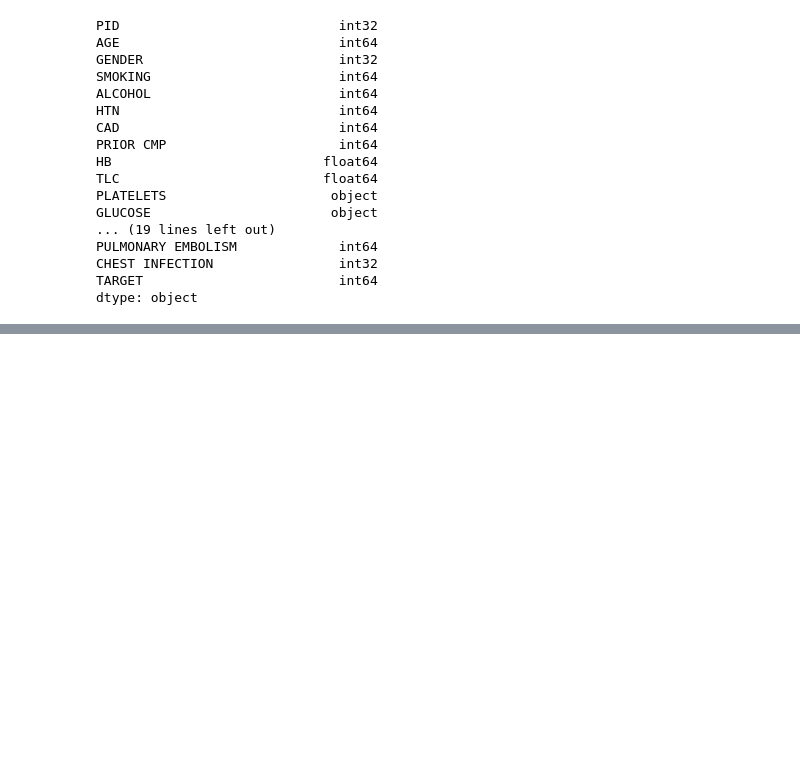
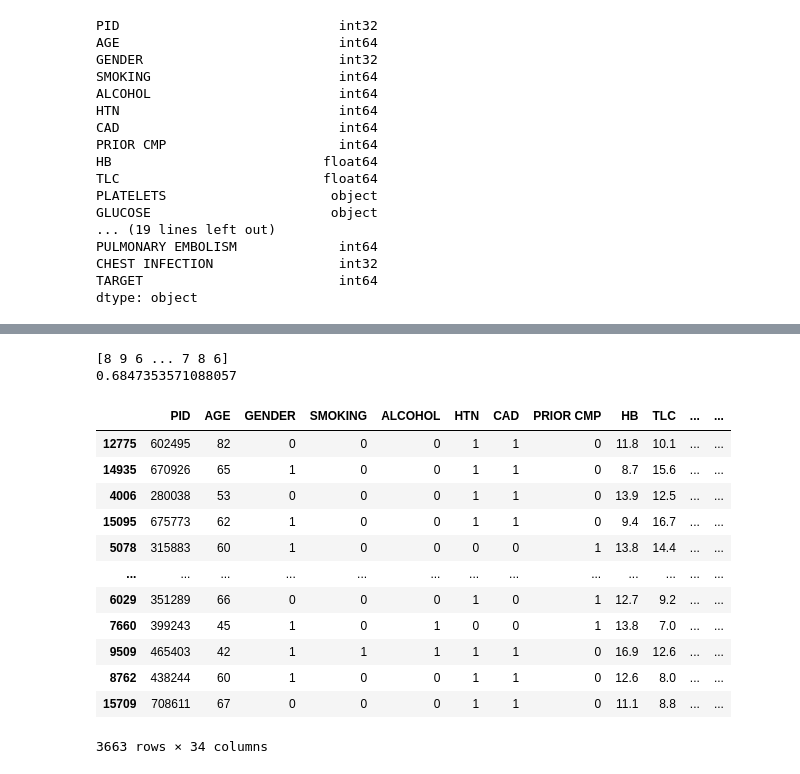
Before and after one commit to SubhavBatra/Sarvogya, a Jupyter notebook: main_purjaysin.ipynb, the cells around one changed output, grey strips where cells are left out. Drawn from its saved outputs; the diff is of its cells as text; code cells hidden in the pictures; blank space fills up the shorter version.

```diff
--- a/main_purjaysin.ipynb
+++ b/main_purjaysin.ipynb
@@ -162,19 +138,19 @@ from tensorflow.keras import Sequential
 from tensorflow.keras.layers import Dense
 # %%
 # Training the network
-model = models.Sequential()
+modell = models.Sequential()
 cols = X_train.shape[1]
 input_shape = (cols,)
-model.add(layers.Dense(1024, activation='relu', kernel_regularizer=regularizers.l2(0.001), input_shape=input_shape))
+modell.add(layers.Dense(1024, activation='relu', kernel_regularizer=regularizers.l2(0.001), input_shape=input_shape))
 # model.add(layers.BatchNormalization())
-model.add(layers.Dense(1024, activation='relu', kernel_regularizer=regularizers.l2(0.001)))
-model.add(layers.Dropout(0.2))
-model.add(layers.Dense(1024, activation='relu', kernel_regularizer=regularizers.l2(0.001)))
-model.add(layers.Dropout(0.2))
-model.add(layers.Dense(1024, activation='relu', kernel_regularizer=regularizers.l2(0.001)))
-model.add(layers.Dropout(0.2))
-model.add(layers.Dense(1, activation='relu'))
-print(model.summary())
+modell.add(layers.Dense(1024, activation='relu', kernel_regularizer=regularizers.l2(0.001)))
+modell.add(layers.Dropout(0.2))
+modell.add(layers.Dense(1024, activation='relu', kernel_regularizer=regularizers.l2(0.001)))
+modell.add(layers.Dropout(0.2))
+modell.add(layers.Dense(1024, activation='relu', kernel_regularizer=regularizers.l2(0.001)))
+modell.add(layers.Dropout(0.2))
+modell.add(layers.Dense(1, activation='relu'))
+print(modell.summary())
 
 # FIT / TRAIN model on training daa
 NumEpochs = 20
@@ -182,11 +158,11 @@ BatchSize = 8
 
 X_train = np.asarray(X_train).astype('float32')
 # Compile the model and fit it on the training data
-model.compile(optimizer=optimizers.Adam(lr=1e-4), loss='mean_absolute_error', metrics=['mae'])
-history = model.fit(X_train, y_train, epochs=NumEpochs, batch_size=BatchSize, validation_data=(X_test, y_test))
+modell.compile(optimizer=optimizers.Adam(lr=1e-4), loss='mean_absolute_error', metrics=['mae'])
+history = modell.fit(X_train, y_train, epochs=NumEpochs, batch_size=BatchSize, validation_data=(X_test, y_test))
 
 # Predicting on the test dataset
-results = model.evaluate(X_test, y_test)
+results = modell.evaluate(X_test, y_test)
 print("_"*100)
 print("Test Loss and MAE")
 print("results ", results)
@@ -214,0 +169,15 @@ KeyboardInterrupt:
+# %%
+from sklearn.metrics import r2_score
+from sklearn.metrics import accuracy_score
+y_pred = model.predict(X_test).astype(int).round()
+y_pred.shape
+#call check_pid function to check if PID already exists in DF for every row in y_pred
+for i in range(len(X_test)):
+    y_pred[i] = ((y_pred[i] + check_pid(X_test.iloc[i]['PID']))/2).round()
+
+print(y_pred)
+score = r2_score(y_test, y_pred)
+print(score)
+# %% [output]
+[8 9 6 ... 7 8 6]
+0.6847353571088057
@@ -214,0 +195,16 @@ KeyboardInterrupt:
+# %%
+df_test
+# %% [output]
+|  | PID | AGE | GENDER | SMOKING | ALCOHOL | HTN | CAD | PRIOR CMP | HB | TLC | ... | ... |
+| 12775 | 602495 | 82 | 0 | 0 | 0 | 1 | 1 | 0 | 11.8 | 10.1 | ... | ... |
+| 14935 | 670926 | 65 | 1 | 0 | 0 | 1 | 1 | 0 | 8.7 | 15.6 | ... | ... |
+| 4006 | 280038 | 53 | 0 | 0 | 0 | 1 | 1 | 0 | 13.9 | 12.5 | ... | ... |
+| 15095 | 675773 | 62 | 1 | 0 | 0 | 1 | 1 | 0 | 9.4 | 16.7 | ... | ... |
+| 5078 | 315883 | 60 | 1 | 0 | 0 | 0 | 0 | 1 | 13.8 | 14.4 | ... | ... |
+| ... | ... | ... | ... | ... | ... | ... | ... | ... | ... | ... | ... | ... |
+| 6029 | 351289 | 66 | 0 | 0 | 0 | 1 | 0 | 1 | 12.7 | 9.2 | ... | ... |
+| 7660 | 399243 | 45 | 1 | 0 | 1 | 0 | 0 | 1 | 13.8 | 7.0 | ... | ... |
+| 9509 | 465403 | 42 | 1 | 1 | 1 | 1 | 1 | 0 | 16.9 | 12.6 | ... | ... |
+| 8762 | 438244 | 60 | 1 | 0 | 0 | 1 | 1 | 0 | 12.6 | 8.0 | ... | ... |
+| 15709 | 708611 | 67 | 0 | 0 | 0 | 1 | 1 | 0 | 11.1 | 8.8 | ... | ... |
+3663 rows × 34 columns
```
Also changed, not shown: parts of 19 cells of this notebook, 2 other files.
